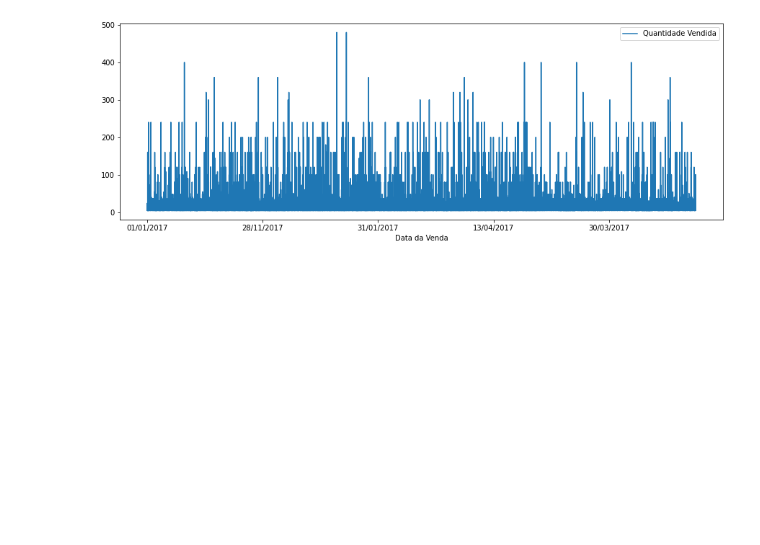
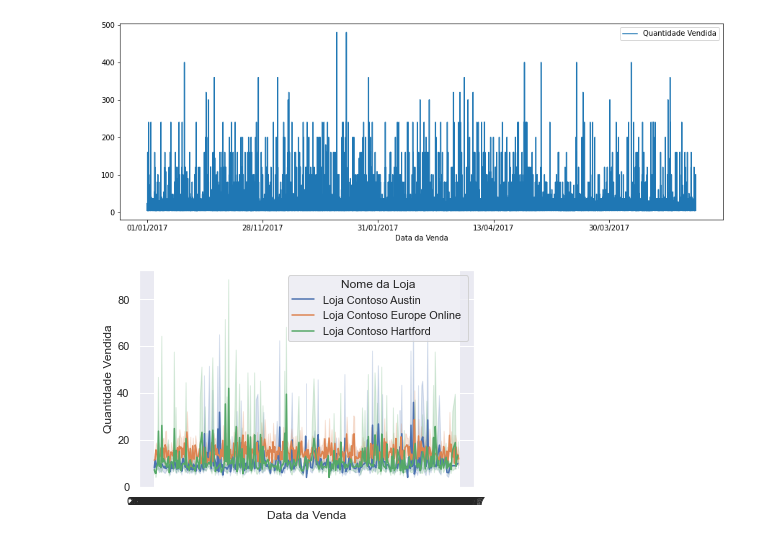
Before and after one commit to savifb/IntegraPB, a Jupyter notebook: pythonotebook.ipynb, the cells around one changed output. Cells and saved outputs as stored; diff of their text form; code cells hidden in the pictures; blank space fills up the shorter version.

Commit message:
seaborn

```diff
--- a/pythonotebook.ipynb
+++ b/pythonotebook.ipynb
@@ -105,3 +105,13 @@ tres_lojasdf.plot(x='Data da Venda', y='Quantidade Vendida', figsize=(15, 5))
 plt.show()
 # %% [output]
 [figure]
+# %%
+import seaborn as sns
+
+sns.set_theme(style="darkgrid")
+
+sns.lineplot(x='Data da Venda', y='Quantidade Vendida', hue='Nome da Loja', data=tres_lojasdf )
+
+plt.show()
+# %% [output]
+[figure, added]
```
